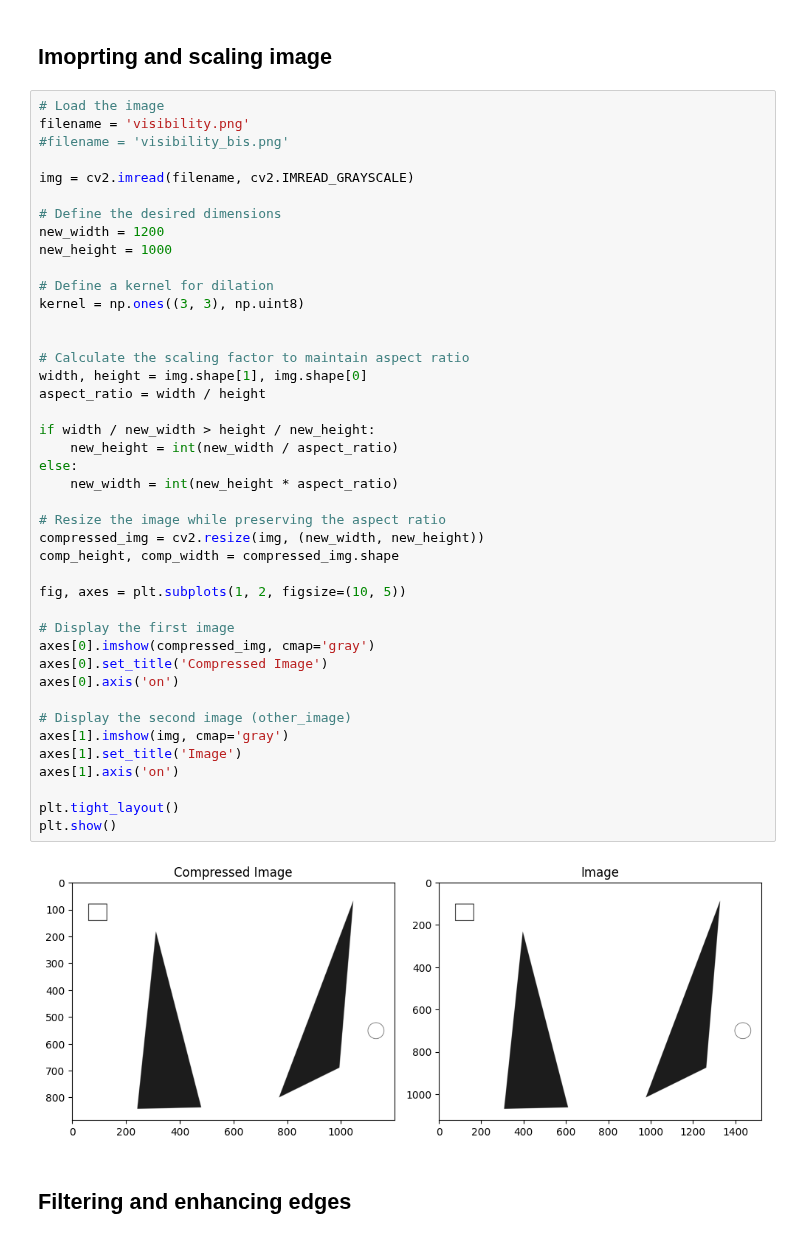
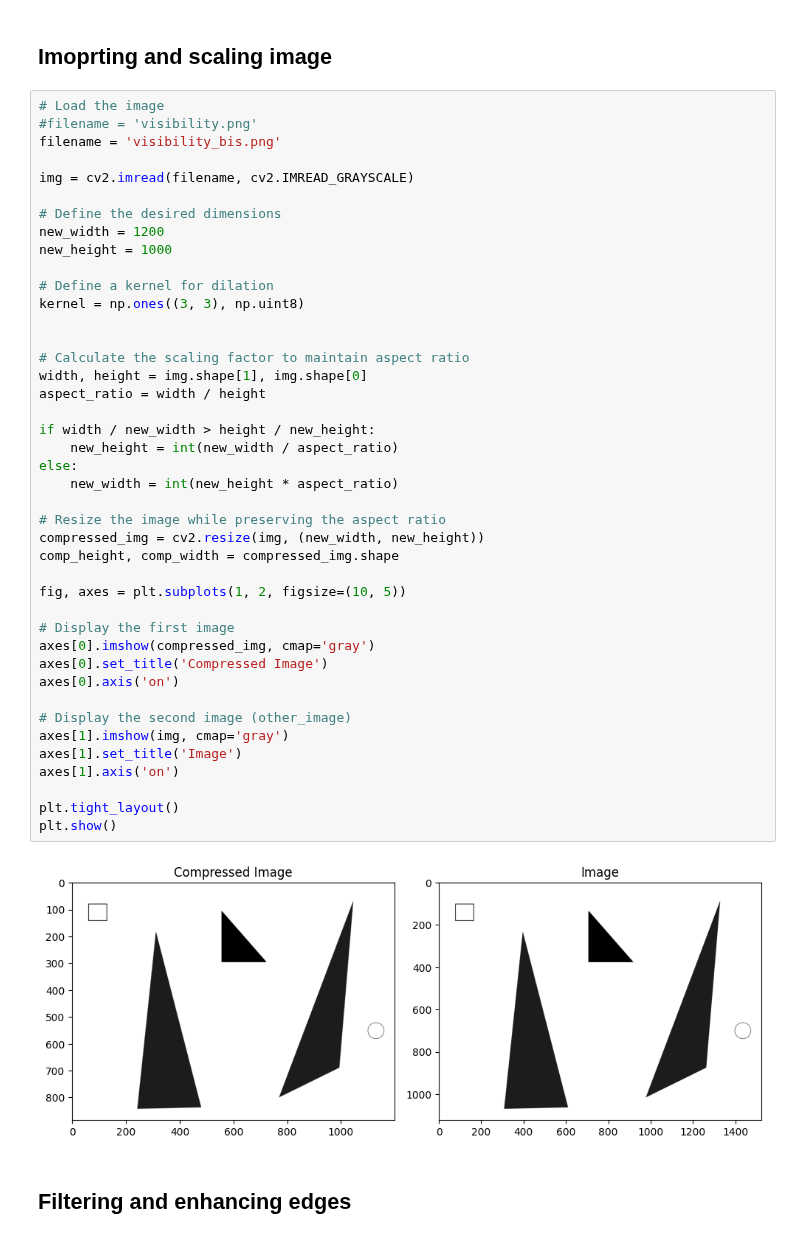
Before and after one commit to Owhenthesaints/Project_Basics_For_Mobile_Robotics, a Jupyter notebook: dependencies/Project path planing (2).ipynb, the cells around one changed output. Saved outputs shown, nothing was run; the diff lists cells and outputs as text.

```diff
--- a/dependencies/Project path planing (2).ipynb
+++ b/dependencies/Project path planing (2).ipynb
@@ -57,8 +57,8 @@ from shapely.geometry import LineString
 ## Imoprting and scaling image
 # %%
 # Load the image
-filename = 'visibility.png'
-#filename = 'visibility_bis.png'
+#filename = 'visibility.png'
+filename = 'visibility_bis.png'
 
 img = cv2.imread(filename, cv2.IMREAD_GRAYSCALE)
 
@@ -71,34 +71,34 @@ kernel = np.ones((3, 3), np.uint8)
 
 
 # Calculate the scaling factor to maintain aspect ratio
 width, height = img.shape[1], img.shape[0]
 aspect_ratio = width / height
 
 if width / new_width > height / new_height:
     new_height = int(new_width / aspect_ratio)
 else:
     new_width = int(new_height * aspect_ratio)
 
 # Resize the image while preserving the aspect ratio
 compressed_img = cv2.resize(img, (new_width, new_height))
 comp_height, comp_width = compressed_img.shape
 
 fig, axes = plt.subplots(1, 2, figsize=(10, 5))
 
 # Display the first image
 axes[0].imshow(compressed_img, cmap='gray')
 axes[0].set_title('Compressed Image')
 axes[0].axis('on')
 
 # Display the second image (other_image)
 axes[1].imshow(img, cmap='gray')
 axes[1].set_title('Image')
 axes[1].axis('on')
 
 plt.tight_layout()
 plt.show()
 # %% [output]
-[figure, old version]
+[figure, new version]
 # %% [markdown]
 ## Filtering and enhancing edges
 # %%
```
Also changed, not shown: parts of 9 cells of this notebook.
